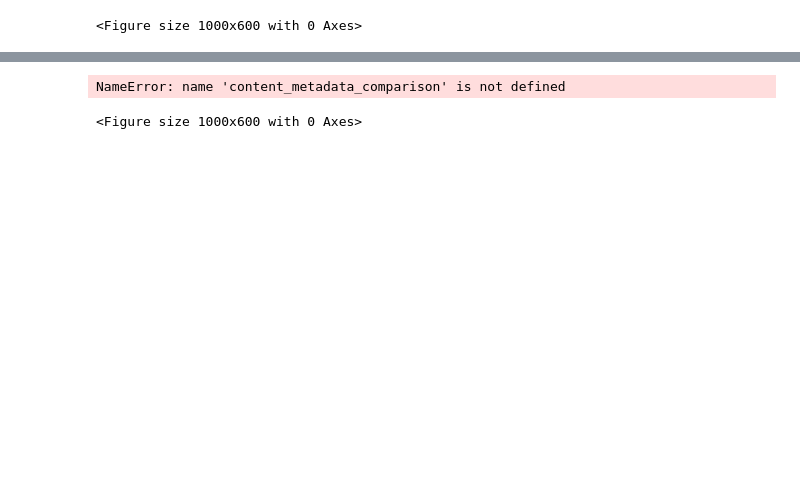
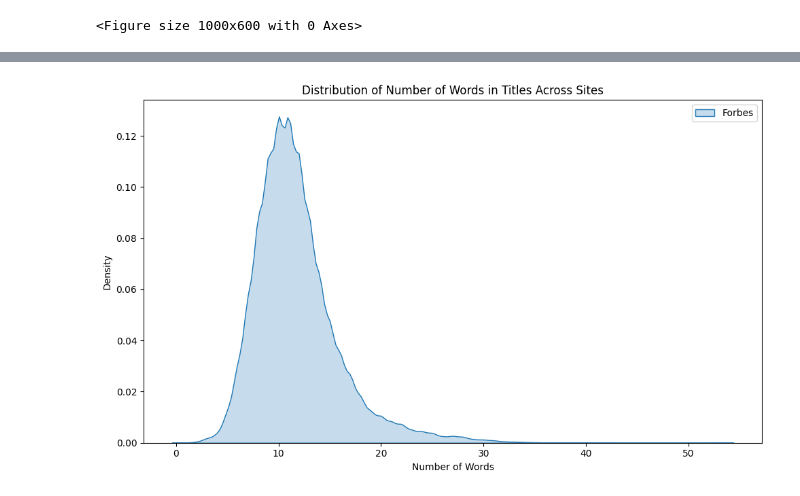
Before and after one commit to slykkkk/news_correlation_10ac_week0, a Jupyter notebook: notebooks/parse_news_data.ipynb, the cells around one changed output, grey strips where cells are left out. Saved outputs shown, nothing was run; the diff lists cells and outputs as text; code cells hidden in the pictures; blank space fills up the shorter version.

```diff
--- a/notebooks/parse_news_data.ipynb
+++ b/notebooks/parse_news_data.ipynb
@@ -359,22 +367,22 @@ NameError: name 'merge_df' is not defined
-# %%
-import matplotlib.pyplot as plt
-import seaborn as sns
-
-plt.figure(figsize=(10, 6))
-
-# Rest of your code
-sns.barplot(data=content_metadata_comparison, x=content_metadata_comparison.index, y='Unique Authors', color='skyblue', label='Authors')
-sns.barplot(data=content_metadata_comparison, x=content_metadata_comparison.index, y='Unique Categories', color='salmon', label='Categories')
-
-# Add title and legend
-plt.title('Comparison of Content Metadata Across Sites')
-plt.xlabel('Website')
-plt.ylabel('Count')
-plt.xticks(rotation=45, ha='right')
-plt.legend()
-
-plt.tight_layout()
-plt.show()
-# %% [output]
-NameError: name 'content_metadata_comparison' is not defined
-<Figure size 1000x600 with 0 Axes>
+# %%
+import seaborn as sns
+import matplotlib.pyplot as plt
+
+# Similarity of number of words in titles across sites
+plt.figure(figsize=(10, 6))
+
+# Group by 'source_name' and calculate the number of words in titles
+word_counts = merge_df.groupby('source_name')['title'].apply(lambda x: x.str.split().str.len())
+
+# Plot the kernel density estimate plot using Seaborn with filling
+sns.kdeplot(data=word_counts, fill=True)
+
+plt.title('Distribution of Number of Words in Titles Across Sites')
+plt.xlabel('Number of Words')
+plt.ylabel('Density')
+
+plt.legend(merge_df['source_name'].unique())
+plt.tight_layout()
+plt.show()
+# %% [output]
+[figure, added]
```
Also changed, not shown: parts of 3 cells of this notebook, 4 other files.
